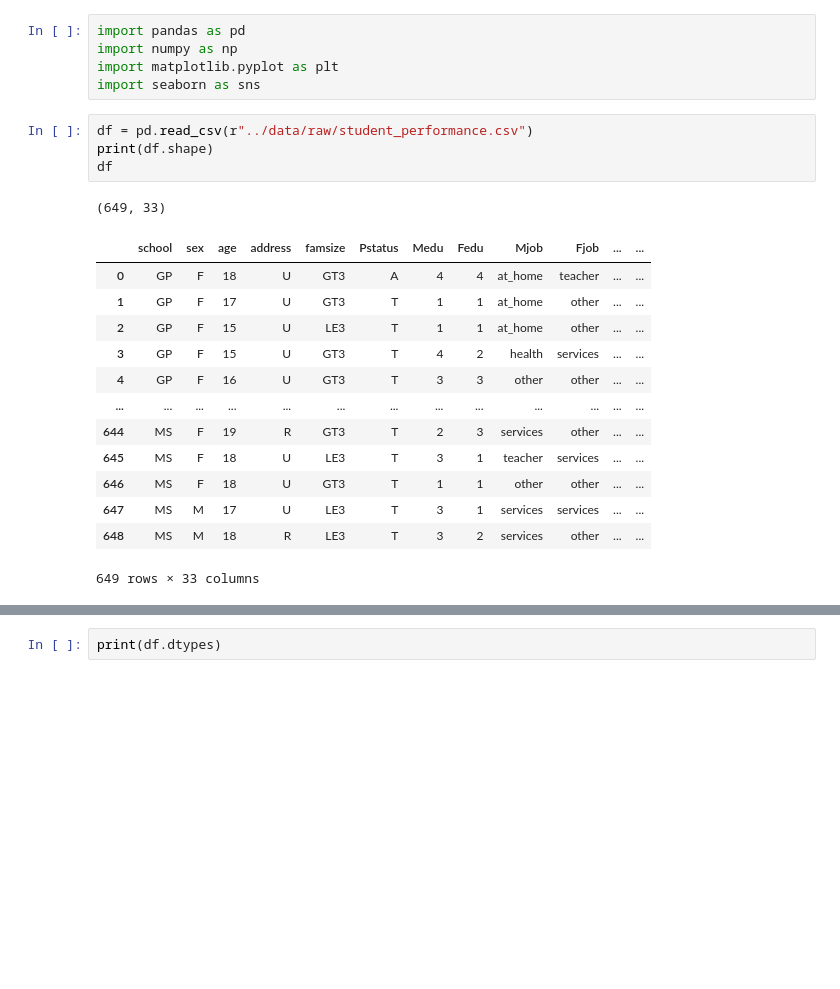
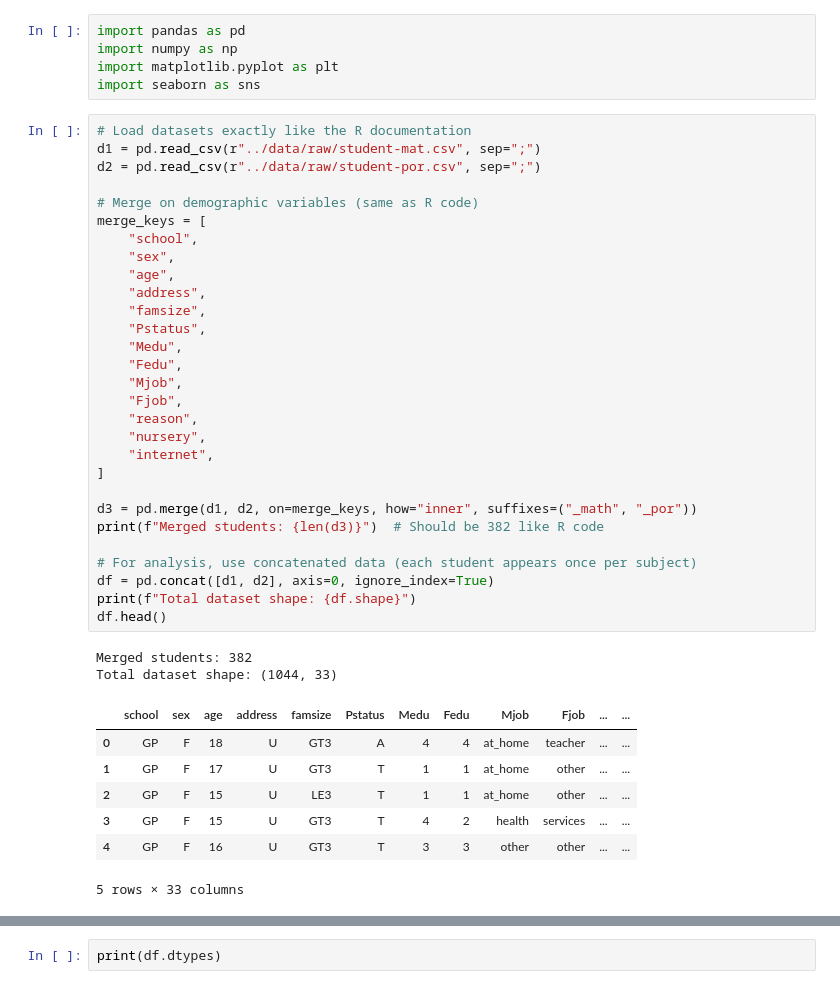
Before and after one commit to kar1myasser/Students-Performance-Analysis, a Jupyter notebook: notebooks/01_data_preparation.ipynb, the cells around one changed output, grey strips where cells are left out. Cells and saved outputs as stored; diff of their text form; blank space fills up the shorter version.

```diff
--- a/notebooks/01_data_preparation.ipynb
+++ b/notebooks/01_data_preparation.ipynb
@@ -13,24 +13,44 @@ import numpy as np
 import matplotlib.pyplot as plt
 import seaborn as sns
 # %%
-df = pd.read_csv(r"../data/raw/student_performance.csv")
-print(df.shape)
-df
+# Load datasets exactly like the R documentation
+d1 = pd.read_csv(r"../data/raw/student-mat.csv", sep=";")
+d2 = pd.read_csv(r"../data/raw/student-por.csv", sep=";")
+
+# Merge on demographic variables (same as R code)
+merge_keys = [
+    "school",
+    "sex",
+    "age",
+    "address",
+    "famsize",
+    "Pstatus",
+    "Medu",
+    "Fedu",
+    "Mjob",
+    "Fjob",
+    "reason",
+    "nursery",
+    "internet",
+]
+
+d3 = pd.merge(d1, d2, on=merge_keys, how="inner", suffixes=("_math", "_por"))
+print(f"Merged students: {len(d3)}")  # Should be 382 like R code
+
+# For analysis, use concatenated data (each student appears once per subject)
+df = pd.concat([d1, d2], axis=0, ignore_index=True)
+print(f"Total dataset shape: {df.shape}")
+df.head()
 # %% [output]
-(649, 33)
+Merged students: 382
+Total dataset shape: (1044, 33)
 |  | school | sex | age | address | famsize | Pstatus | Medu | Fedu | Mjob | Fjob | ... | ... |
 | 0 | GP | F | 18 | U | GT3 | A | 4 | 4 | at_home | teacher | ... | ... |
 | 1 | GP | F | 17 | U | GT3 | T | 1 | 1 | at_home | other | ... | ... |
 | 2 | GP | F | 15 | U | LE3 | T | 1 | 1 | at_home | other | ... | ... |
 | 3 | GP | F | 15 | U | GT3 | T | 4 | 2 | health | services | ... | ... |
 | 4 | GP | F | 16 | U | GT3 | T | 3 | 3 | other | other | ... | ... |
-| ... | ... | ... | ... | ... | ... | ... | ... | ... | ... | ... | ... | ... |
-| 644 | MS | F | 19 | R | GT3 | T | 2 | 3 | services | other | ... | ... |
-| 645 | MS | F | 18 | U | LE3 | T | 3 | 1 | teacher | services | ... | ... |
-| 646 | MS | F | 18 | U | GT3 | T | 1 | 1 | other | other | ... | ... |
-| 647 | MS | M | 17 | U | LE3 | T | 3 | 1 | services | services | ... | ... |
-| 648 | MS | M | 18 | R | LE3 | T | 3 | 2 | services | other | ... | ... |
-649 rows × 33 columns
+5 rows × 33 columns
 # %%
 df.info()
 # %% [output]
```
Also changed, not shown: parts of 6 cells of this notebook, 7 other files.
